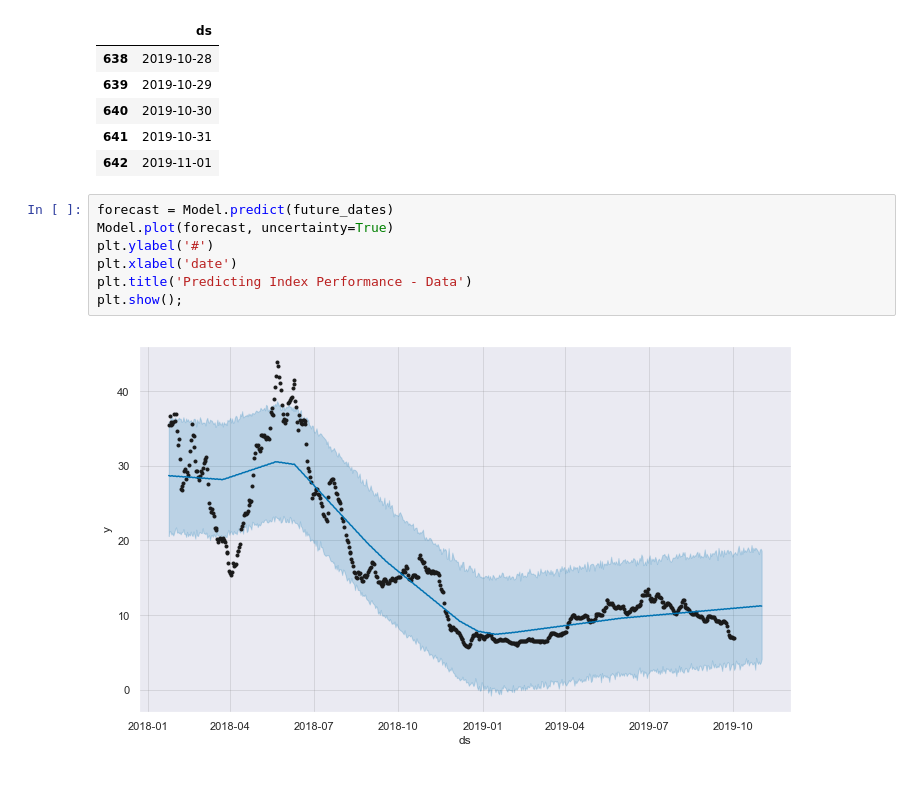
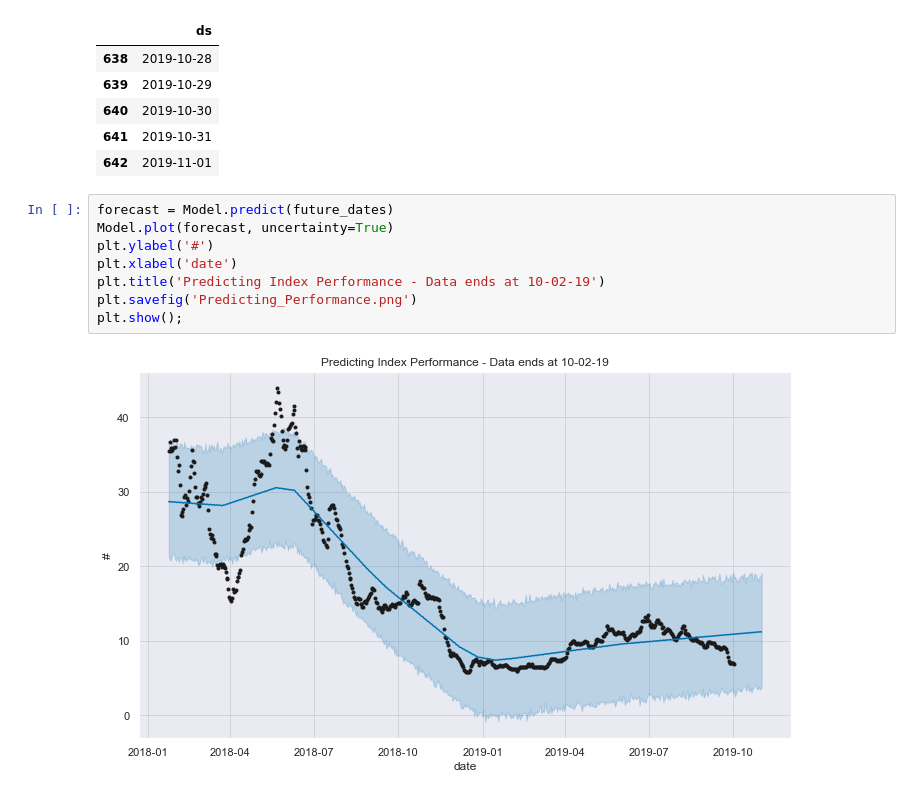
Before and after one commit to MarkEhler/Crypto_Index, a Jupyter notebook: CoinMarketCap_Generic_Scraper.ipynb, the cells around one changed output. Cells and saved outputs as stored; diff of their text form.

```diff
--- a/CoinMarketCap_Generic_Scraper.ipynb
+++ b/CoinMarketCap_Generic_Scraper.ipynb
@@ -353,9 +351,10 @@ future_dates.tail()
 # %%
 forecast = Model.predict(future_dates)
 Model.plot(forecast, uncertainty=True)
 plt.ylabel('#')
 plt.xlabel('date')
-plt.title('Predicting Index Performance - Data')
+plt.title('Predicting Index Performance - Data ends at 10-02-19')
+plt.savefig('Predicting_Performance.png')
 plt.show();
 # %% [output]
-[figure, old version]
+[figure, new version]
```
Also changed, not shown: parts of 1 cell of this notebook, 1 other file.
